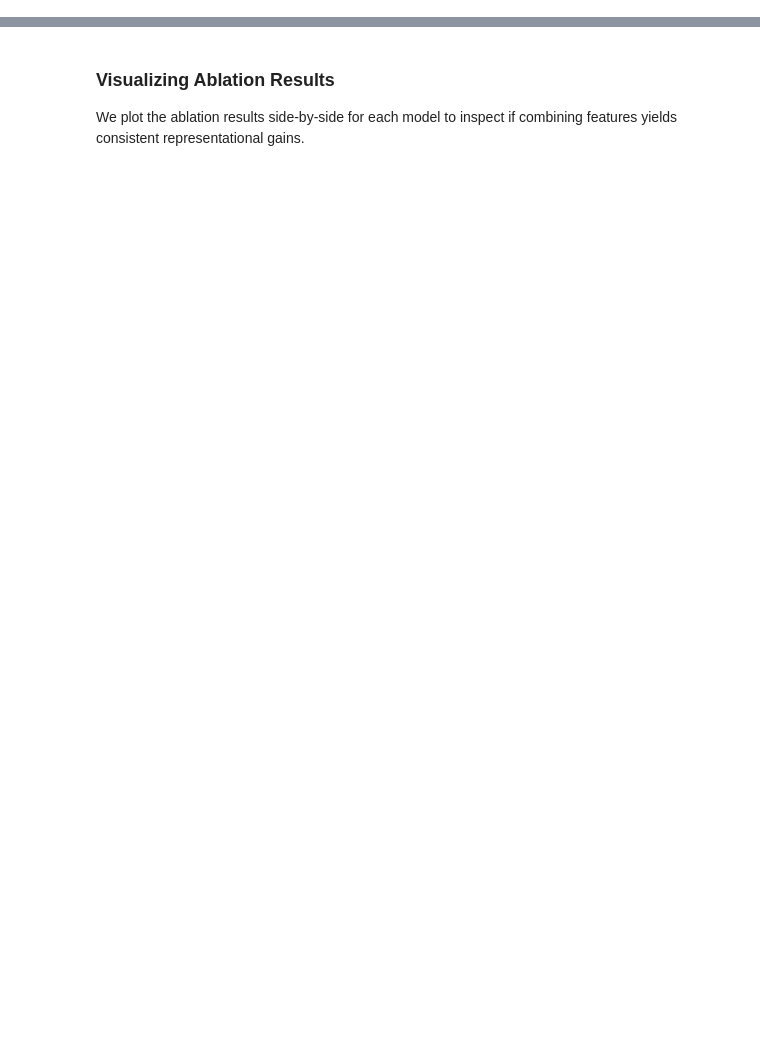
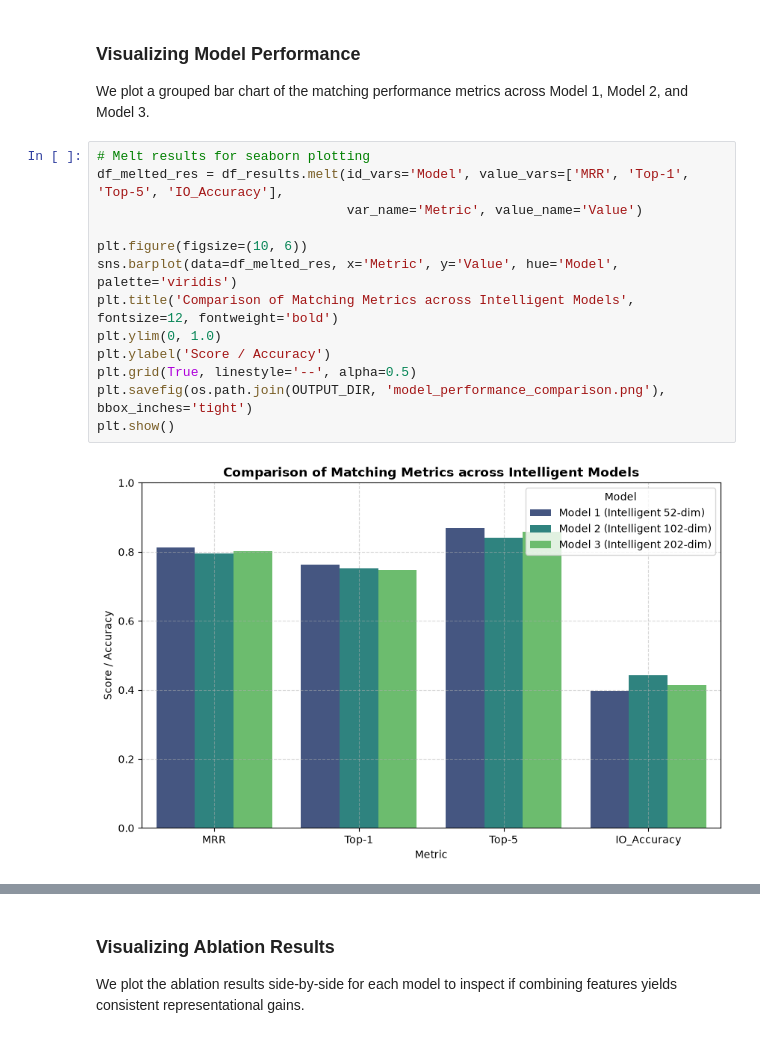
Before and after one commit to sanmquin/Motifs, a Jupyter notebook: 3.Combined_Feature_Model_and_Clustering.ipynb, the cells around one changed output, grey strips where cells are left out. Cells and saved outputs as stored; diff of their text form; blank space fills up the shorter version.

```diff
--- a/3.Combined_Feature_Model_and_Clustering.ipynb
+++ b/3.Combined_Feature_Model_and_Clustering.ipynb
@@ -579,0 +765,19 @@ Model 3 (200-dim)          Combined 0.625966     0.319347
+# %% [markdown]
+### Visualizing Model Performance
+
+We plot a grouped bar chart of the matching performance metrics across Model 1, Model 2, and Model 3.
+# %%
+# Melt results for seaborn plotting
+df_melted_res = df_results.melt(id_vars='Model', value_vars=['MRR', 'Top-1', 'Top-5', 'IO_Accuracy'],
+                                var_name='Metric', value_name='Value')
+
+plt.figure(figsize=(10, 6))
+sns.barplot(data=df_melted_res, x='Metric', y='Value', hue='Model', palette='viridis')
+plt.title('Comparison of Matching Metrics across Intelligent Models', fontsize=12, fontweight='bold')
+plt.ylim(0, 1.0)
+plt.ylabel('Score / Accuracy')
+plt.grid(True, linestyle='--', alpha=0.5)
+plt.savefig(os.path.join(OUTPUT_DIR, 'model_performance_comparison.png'), bbox_inches='tight')
+plt.show()
+# %% [output]
+[figure, added]
```
Also changed, not shown: parts of 52 cells of this notebook, 6 other files.
